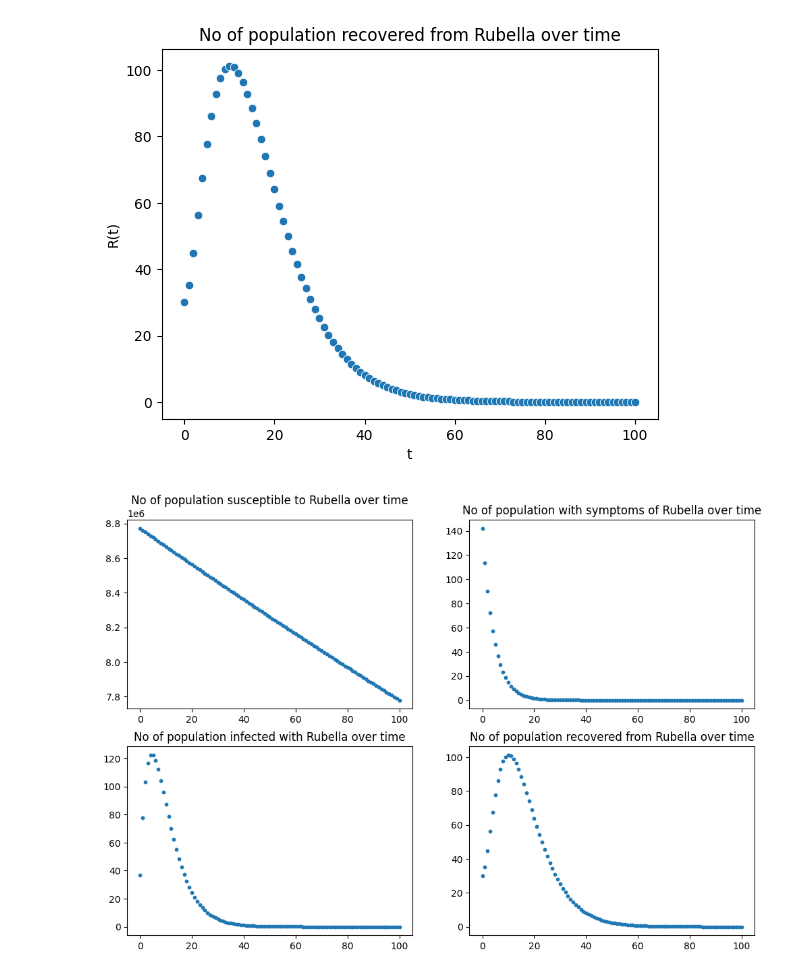
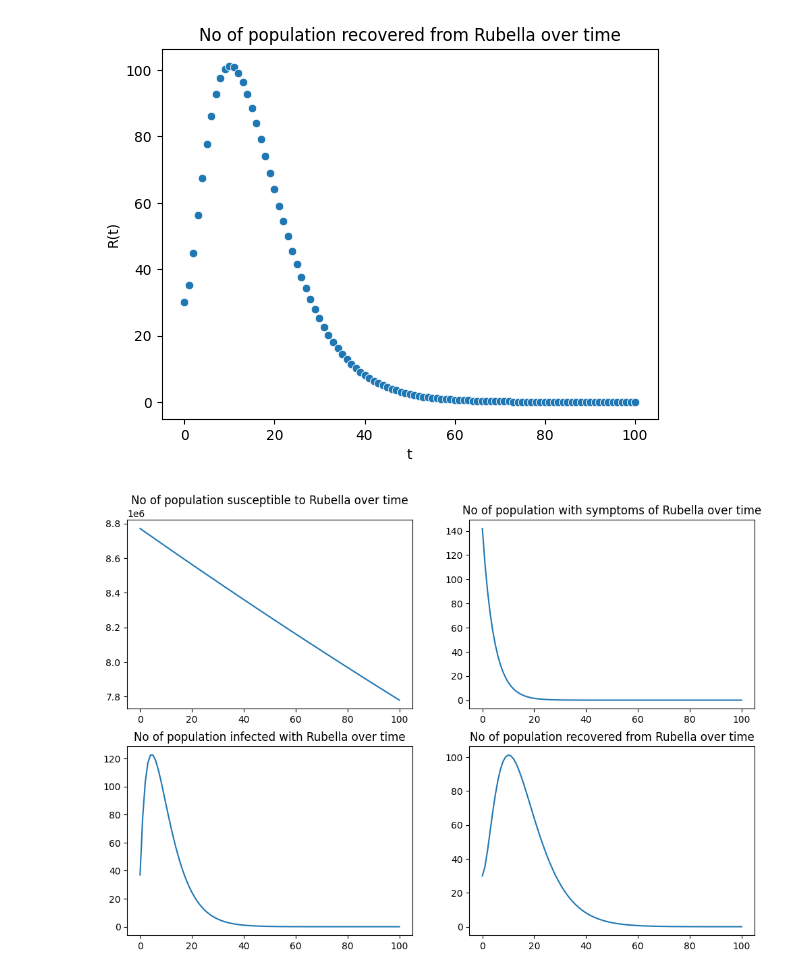
Before and after one commit to ZacG1t/SEIRS_model_RK4, a Jupyter notebook: SEIRS_model.ipynb, the cells around one changed output. Cells and saved outputs as stored; diff of their text form; code cells hidden in the pictures.

```diff
--- a/SEIRS_model.ipynb
+++ b/SEIRS_model.ipynb
@@ -115,17 +115,17 @@ R_plot = sns.scatterplot(x='t', y='R(t)', data=df, ).set(title="No of population
 # %%
 # Plot in same figure
 figure, axis = plt.subplots(2, 2, figsize=(12, 8))
-axis[0, 0].scatter(t, S, s=10)
+axis[0, 0].plot(t, S)
 axis[0, 0].set_title("No of population susceptible to Rubella over time")
-axis[0, 1].scatter(t, E, s=10)
+axis[0, 1].plot(t, E)
 axis[0, 1].set_title("No of population with symptoms of Rubella over time")
-axis[1, 0].scatter(t, I, s=10)
+axis[1, 0].plot(t, I)
 axis[1, 0].set_title("No of population infected with Rubella over time")
-axis[1, 1].scatter(t, R, s=10)
+axis[1, 1].plot(t, R)
 axis[1, 1].set_title("No of population recovered from Rubella over time")
 plt.show()
 # %% [output]
-[figure, old version]
+[figure, new version]
 # %%
 # Export data to csv file
 df.to_csv('data.csv')
```
